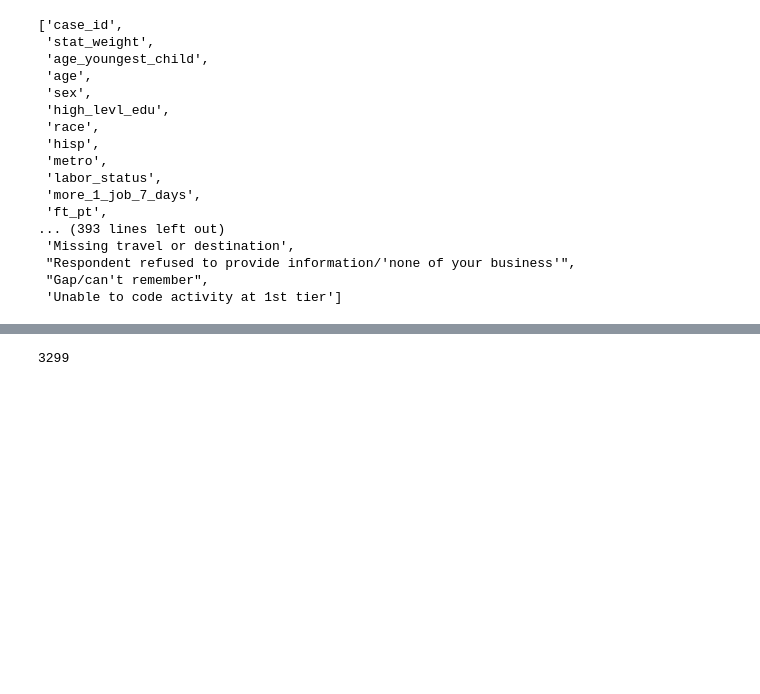
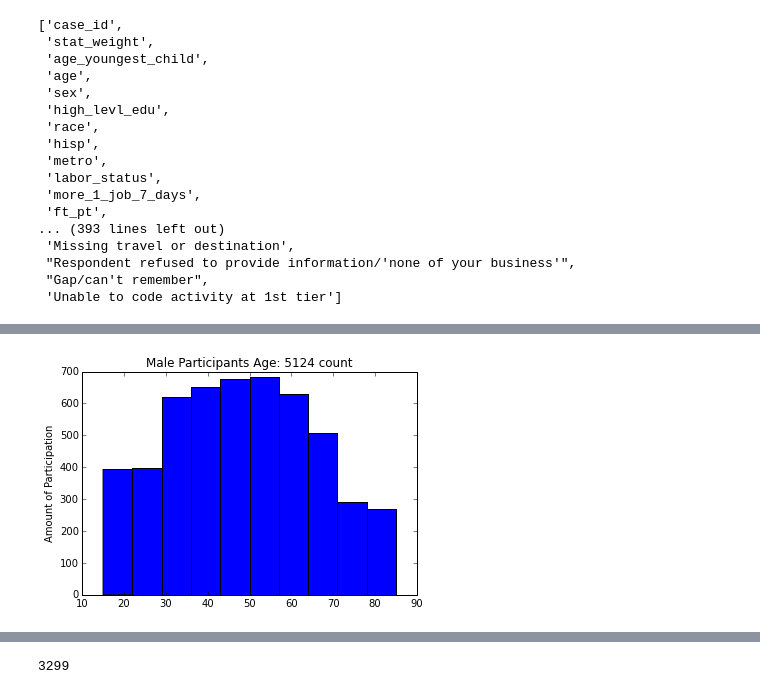
Before and after one commit to JermaineKee/Atus-Analysis, a Jupyter notebook: cleanedData.ipynb, the cells around one changed output, grey strips where cells are left out. Drawn from its saved outputs; the diff is of its cells as text; code cells hidden in the pictures; blank space fills up the shorter version.

```diff
--- a/cleanedData.ipynb
+++ b/cleanedData.ipynb
@@ -568,0 +561,7 @@ data_summary = data_summary.replace(-1, np.nan)
+# %%
+male['age'].plot(kind='hist')
+plt.title("Male Participants Age: {} count".format(male['age'].count()))
+plt.ylabel("Amount of Participation")
+plt.show()
+# %% [output]
+[figure, added]
```
Also changed, not shown: parts of 4 cells of this notebook.
